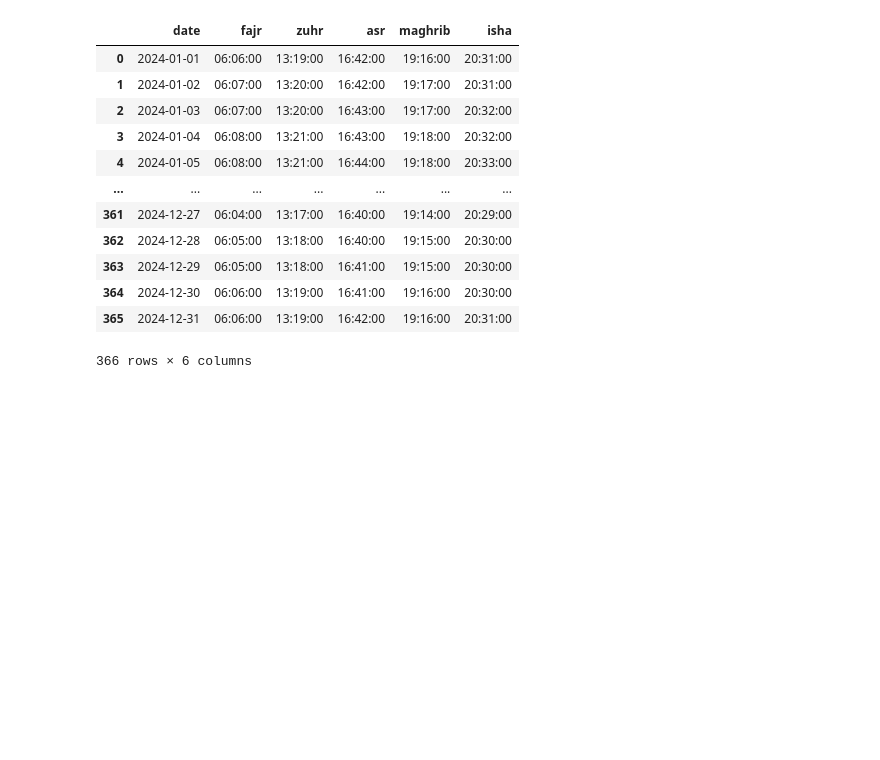
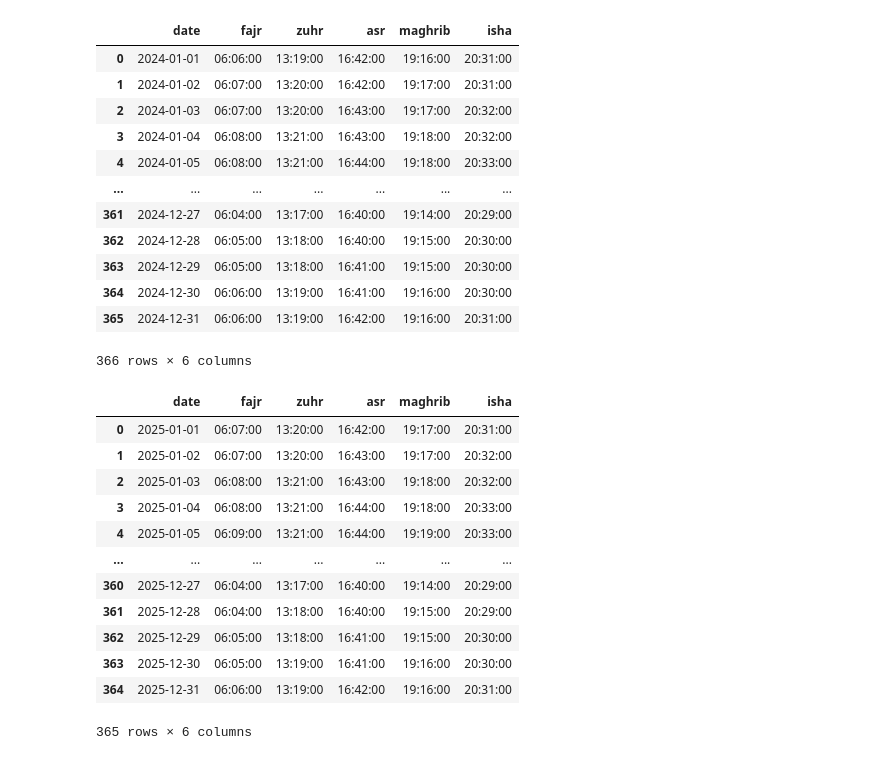
Before and after one commit to azamsuratem/predictprayertimes, a Jupyter notebook: python/data extraction and cleanup/request_Data_esolatjakim.ipynb, the cells around one changed output. Saved outputs shown, nothing was run; the diff lists cells and outputs as text; code cells hidden in the pictures; blank space fills up the shorter version.

```diff
--- a/python/data extraction and cleanup/request_Data_esolatjakim.ipynb
+++ b/python/data extraction and cleanup/request_Data_esolatjakim.ipynb
@@ -174,4 +174,23 @@ df2024
 | 364 | 2024-12-30 | 06:06:00 | 13:19:00 | 16:41:00 | 19:16:00 | 20:30:00 |
 | 365 | 2024-12-31 | 06:06:00 | 13:19:00 | 16:42:00 | 19:16:00 | 20:31:00 |
 366 rows × 6 columns
+# %%
+urlData2025 = { "datestart": "2025-01-01", "dateend": "2025-12-31" }
+eSolatDataFrame2025 = getDataFrameFromReq(urlStr, urlParams, urlData2025)
+df2025 = parseDfForDB(eSolatDataFrame2025)
+df2025
+# %% [output]
+|  | date | fajr | zuhr | asr | maghrib | isha |
+| 0 | 2025-01-01 | 06:07:00 | 13:20:00 | 16:42:00 | 19:17:00 | 20:31:00 |
+| 1 | 2025-01-02 | 06:07:00 | 13:20:00 | 16:43:00 | 19:17:00 | 20:32:00 |
+| 2 | 2025-01-03 | 06:08:00 | 13:21:00 | 16:43:00 | 19:18:00 | 20:32:00 |
+| 3 | 2025-01-04 | 06:08:00 | 13:21:00 | 16:44:00 | 19:18:00 | 20:33:00 |
+| 4 | 2025-01-05 | 06:09:00 | 13:21:00 | 16:44:00 | 19:19:00 | 20:33:00 |
+| ... | ... | ... | ... | ... | ... | ... |
+| 360 | 2025-12-27 | 06:04:00 | 13:17:00 | 16:40:00 | 19:14:00 | 20:29:00 |
+| 361 | 2025-12-28 | 06:04:00 | 13:18:00 | 16:40:00 | 19:15:00 | 20:29:00 |
+| 362 | 2025-12-29 | 06:05:00 | 13:18:00 | 16:41:00 | 19:15:00 | 20:30:00 |
+| 363 | 2025-12-30 | 06:05:00 | 13:19:00 | 16:41:00 | 19:16:00 | 20:30:00 |
+| 364 | 2025-12-31 | 06:06:00 | 13:19:00 | 16:42:00 | 19:16:00 | 20:31:00 |
+365 rows × 6 columns
 # %%
```
Also changed, not shown: parts of 1 cell of this notebook.
